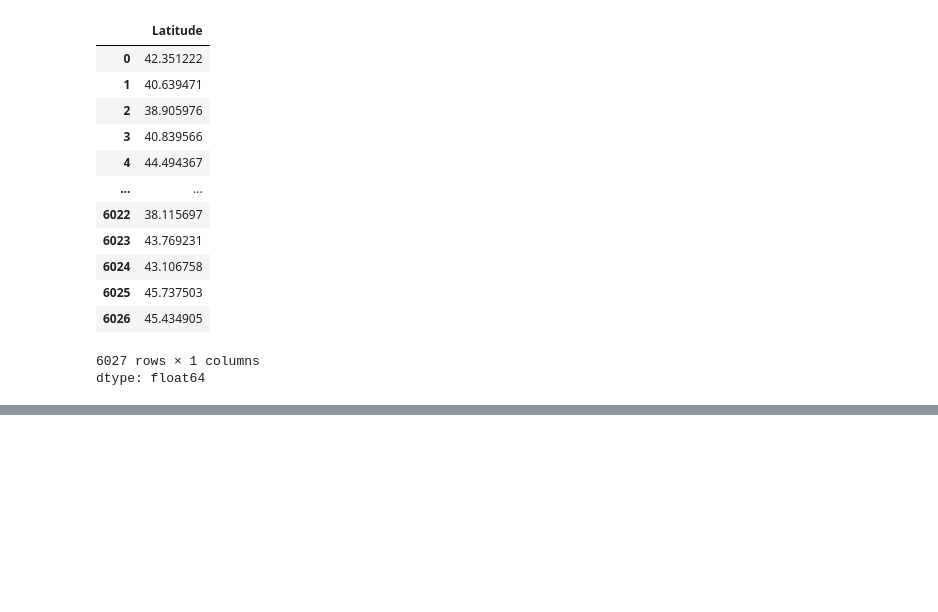
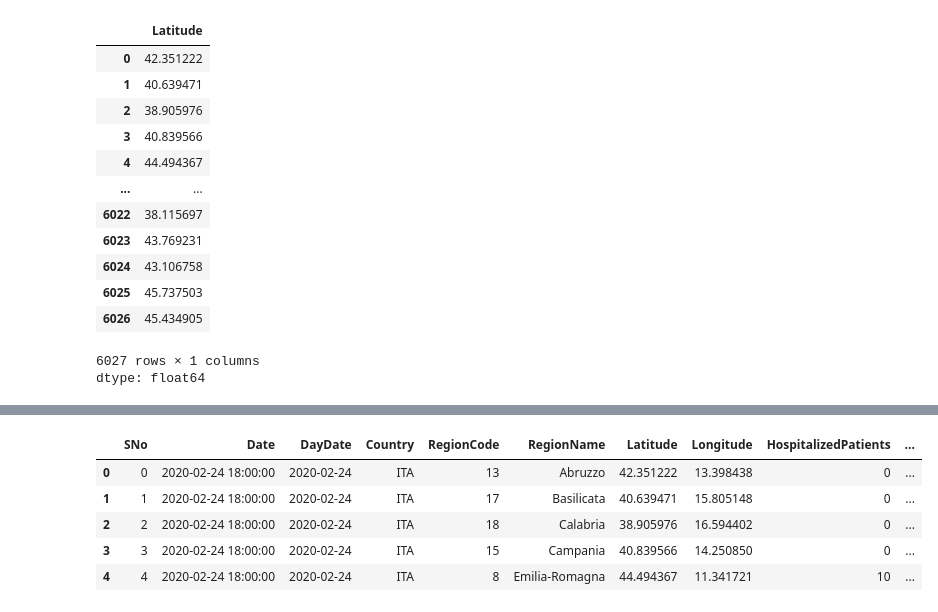
Before and after one commit to pramodreddypandiri/DA, a Jupyter notebook: DA.ipynb, the cells around one changed output, grey strips where cells are left out. Saved outputs shown, nothing was run; the diff lists cells and outputs as text; code cells hidden in the pictures; blank space fills up the shorter version.

```diff
--- a/DA.ipynb
+++ b/DA.ipynb
@@ -121,0 +118,11 @@ covid_df.sample(10)
+# %%
+covid_df.head()
+#covid_df.drop('Day')
+#covid_df.insert(2, 'DayDate', covid_df['Date'].dt.floor('D'))
+# %% [output]
+|  | SNo | Date | DayDate | Country | RegionCode | RegionName | Latitude | Longitude | HospitalizedPatients | ... |
+| 0 | 0 | 2020-02-24 18:00:00 | 2020-02-24 | ITA | 13 | Abruzzo | 42.351222 | 13.398438 | 0 | ... |
+| 1 | 1 | 2020-02-24 18:00:00 | 2020-02-24 | ITA | 17 | Basilicata | 40.639471 | 15.805148 | 0 | ... |
+| 2 | 2 | 2020-02-24 18:00:00 | 2020-02-24 | ITA | 18 | Calabria | 38.905976 | 16.594402 | 0 | ... |
+| 3 | 3 | 2020-02-24 18:00:00 | 2020-02-24 | ITA | 15 | Campania | 40.839566 | 14.250850 | 0 | ... |
+| 4 | 4 | 2020-02-24 18:00:00 | 2020-02-24 | ITA | 8 | Emilia-Romagna | 44.494367 | 11.341721 | 10 | ... |
```
Also changed, not shown: parts of 12 cells of this notebook.
